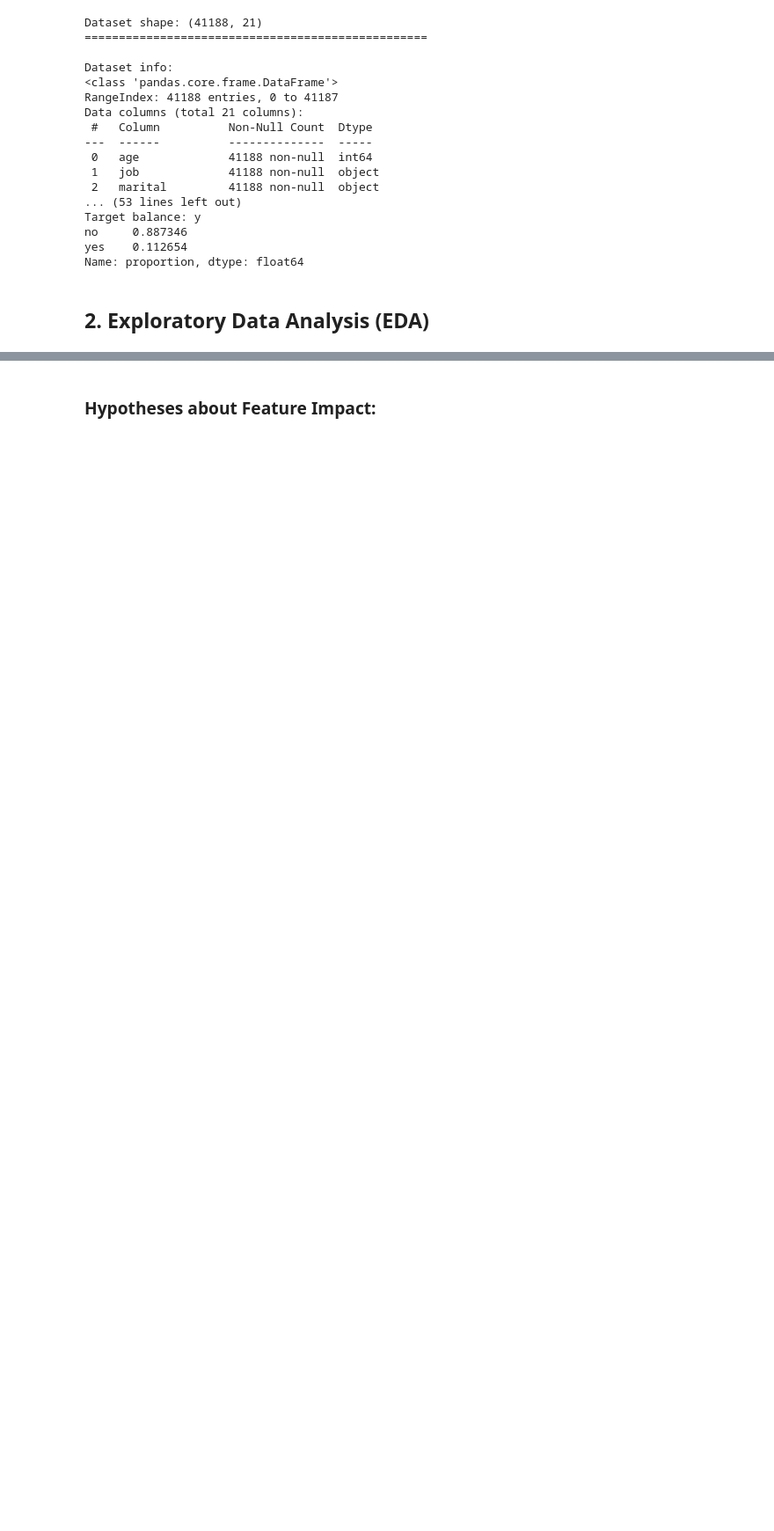
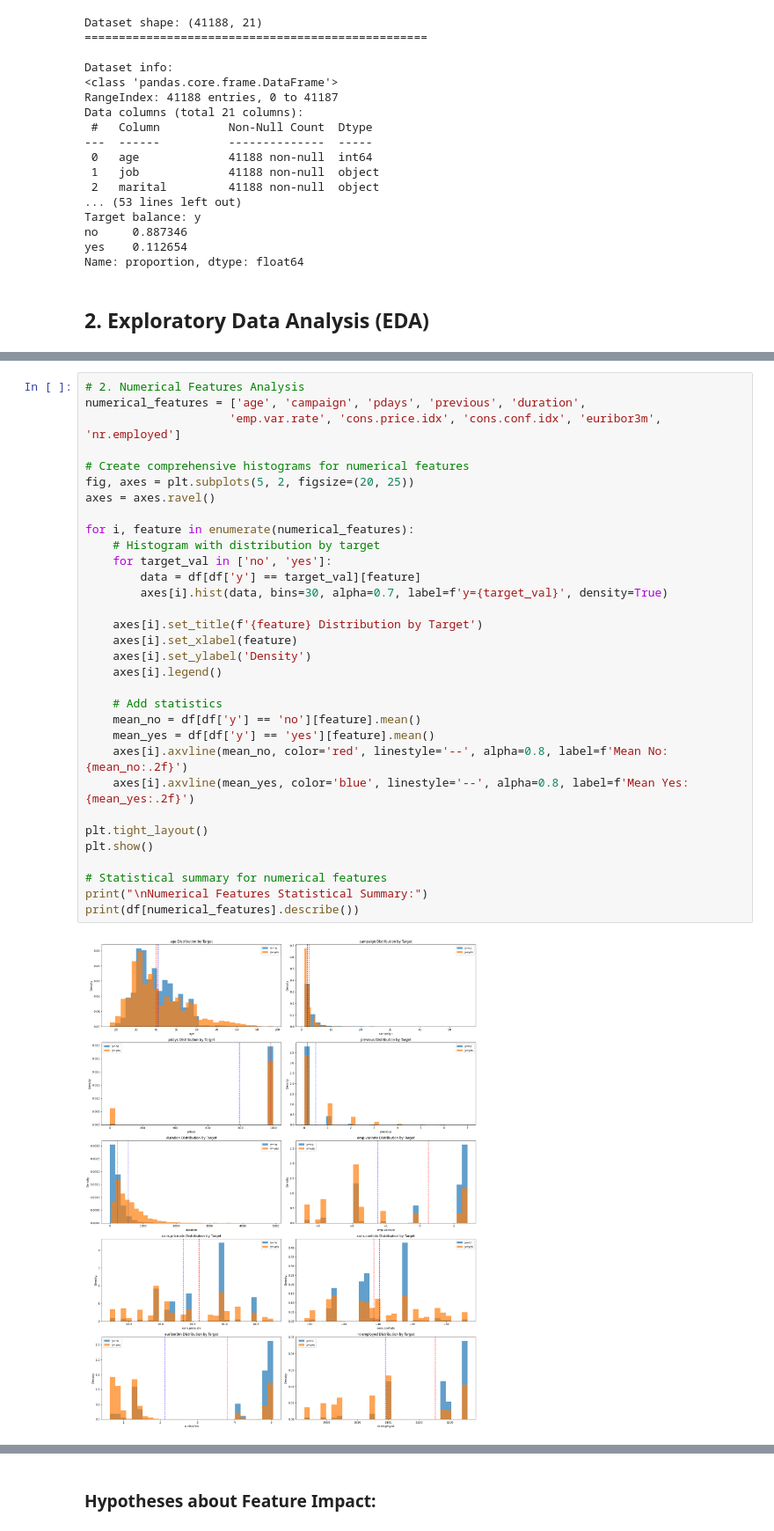
Before and after one commit to LiubovRev/Bank_Marketing_Subscription_Prediction, a Jupyter notebook: bank_marketing_analysis.ipynb, the cells around one changed output, grey strips where cells are left out. Shown at 88% size. Saved outputs shown, nothing was run; the diff lists cells and outputs as text; blank space fills up the shorter version.

```diff
--- a/bank_marketing_analysis.ipynb
+++ b/bank_marketing_analysis.ipynb
@@ -156,0 +116,34 @@ success      0.349  0.651
+# %%
+# 2. Numerical Features Analysis
+numerical_features = ['age', 'campaign', 'pdays', 'previous', 'duration',
+                     'emp.var.rate', 'cons.price.idx', 'cons.conf.idx', 'euribor3m', 'nr.employed']
+
+# Create comprehensive histograms for numerical features
+fig, axes = plt.subplots(5, 2, figsize=(20, 25))
+axes = axes.ravel()
+
+for i, feature in enumerate(numerical_features):
+    # Histogram with distribution by target
+    for target_val in ['no', 'yes']:
+        data = df[df['y'] == target_val][feature]
+        axes[i].hist(data, bins=30, alpha=0.7, label=f'y={target_val}', density=True)
+
+    axes[i].set_title(f'{feature} Distribution by Target')
+    axes[i].set_xlabel(feature)
+    axes[i].set_ylabel('Density')
+    axes[i].legend()
+
+    # Add statistics
+    mean_no = df[df['y'] == 'no'][feature].mean()
+    mean_yes = df[df['y'] == 'yes'][feature].mean()
+    axes[i].axvline(mean_no, color='red', linestyle='--', alpha=0.8, label=f'Mean No: {mean_no:.2f}')
+    axes[i].axvline(mean_yes, color='blue', linestyle='--', alpha=0.8, label=f'Mean Yes: {mean_yes:.2f}')
+
+plt.tight_layout()
+plt.show()
+
+# Statistical summary for numerical features
+print("\nNumerical Features Statistical Summary:")
+print(df[numerical_features].describe())
+# %% [output]
+[figure, added]
```
Also changed, not shown: parts of 117 cells of this notebook.
